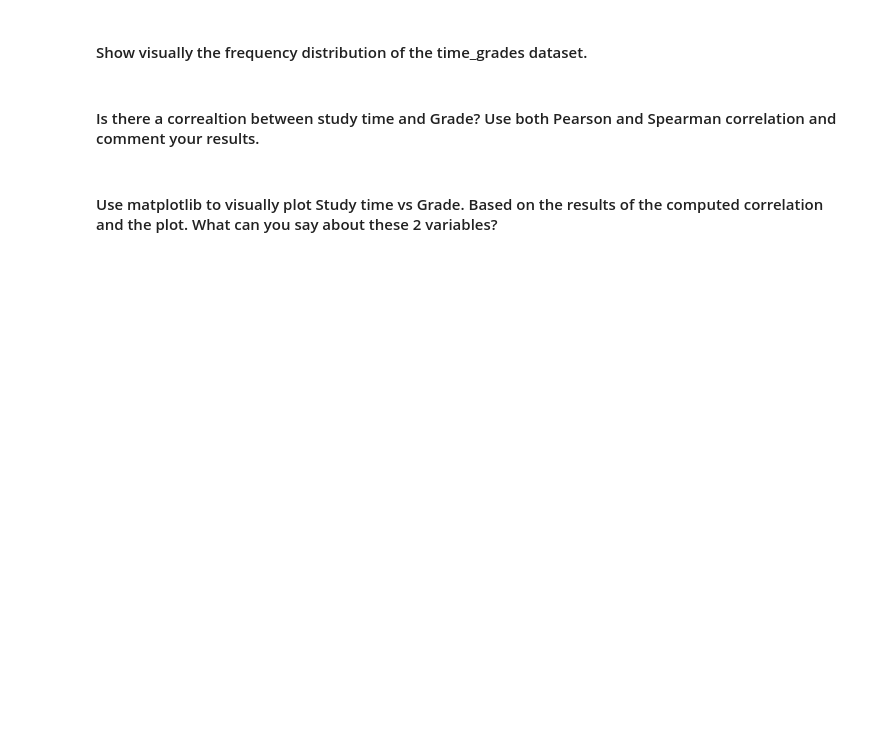
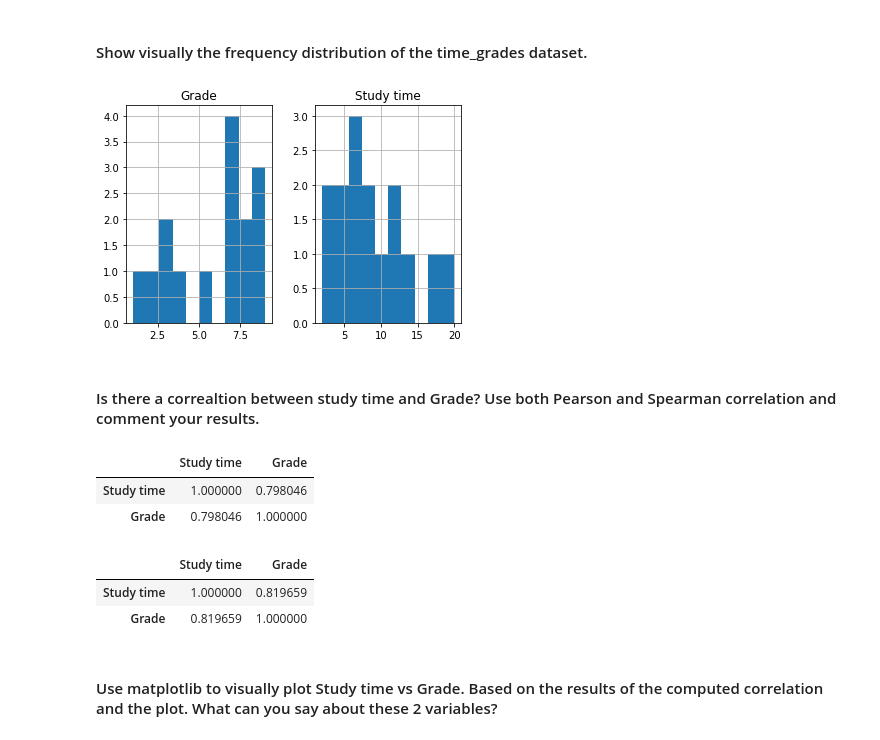
Before and after one commit to marinapm90/data-labs, a Jupyter notebook: module-2/lab-pivot-table-and-correlation/your_code/main.ipynb, the cells around one changed output. Saved outputs shown, nothing was run; the diff lists cells and outputs as text; code cells hidden in the pictures; blank space fills up the shorter version.

```diff
--- a/module-2/lab-pivot-table-and-correlation/your_code/main.ipynb
+++ b/module-2/lab-pivot-table-and-correlation/your_code/main.ipynb
@@ -127,5 +346,7 @@ column= ['Calorie burned', 'Steps','Floors','Minutes Sedentary','Minutes Very Ac
 #### Open the `Time_Grades.csv` file and name your dataset `time_grades`
 # %%
 # your answer here
+
+times_grades = pd.read_csv('./Time_Grades.csv')
 # %%
 #Print time_grades
@@ -133,12 +362,27 @@ column= ['Calorie burned', 'Steps','Floors','Minutes Sedentary','Minutes Very Ac
 #### Show visually the frequency distribution of the time_grades dataset.
 # %%
 # your answer here
+
+times_grades.hist();
+# %% [output]
+[figure, added]
 # %% [markdown]
 #### Is there a correaltion between study time and Grade? Use both Pearson and Spearman correlation and comment your results.
 # %%
 # your answer here-Pearson
+
+times_grades.corr()
+# %% [output]
+|  | Study time | Grade |
+| Study time | 1.000000 | 0.798046 |
+| Grade | 0.798046 | 1.000000 |
 # %%
 ## your answer here-Spearman
+times_grades.corr(method = 'spearman')
+# %% [output]
+|  | Study time | Grade |
+| Study time | 1.000000 | 0.819659 |
+| Grade | 0.819659 | 1.000000 |
 # %% [markdown]
 #### Use matplotlib to visually plot Study time vs Grade. Based on the results of the computed correlation and the plot. What can you say about these 2 variables?
 # %%
```
Also changed, not shown: parts of 38 cells of this notebook.
